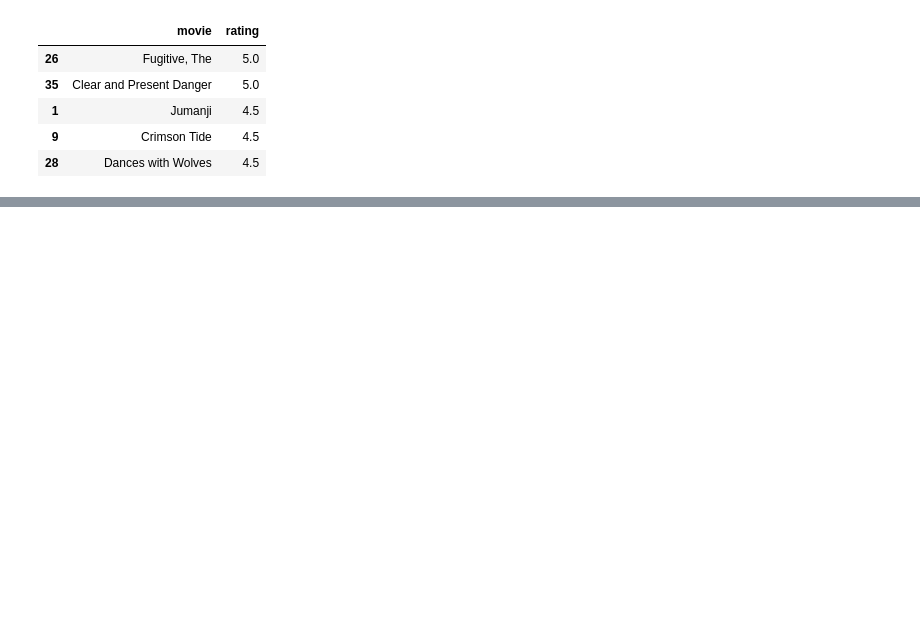
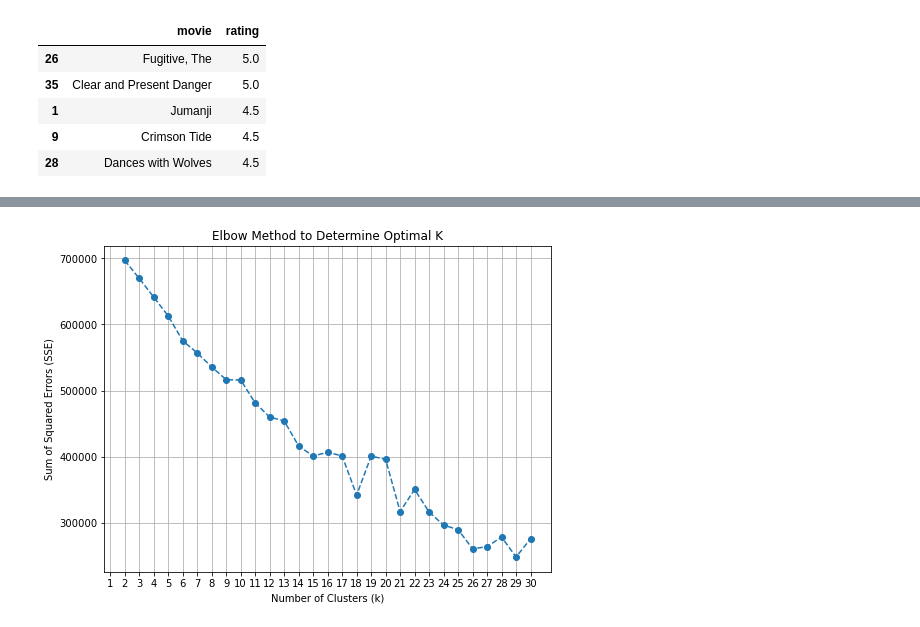
Before and after one commit to gmaurer08/ADM-HW4, a Jupyter notebook: main.ipynb, the cells around one changed output, grey strips where cells are left out. Drawn from its saved outputs; the diff is of its cells as text; code cells hidden in the pictures; blank space fills up the shorter version.

```diff
--- a/main.ipynb
+++ b/main.ipynb
@@ -1242,0 +1810,3 @@ Text(value='', description='Search:', placeholder='Enter Query User...')
+# %%
+# Load PCA data
+pca_df = np.loadtxt('pca_data.csv', delimiter = ",")
@@ -1242,0 +1823,18 @@ Text(value='', description='Search:', placeholder='Enter Query User...')
+# %%
+# Apply Elbow Method
+min_k = 2  # Test from 2 cluster
+max_k = 30  # Test up to 30 clusters
+chunk_size = 200  # Size of each data chunk
+sse = km.elbow_method(pca_df,min_k=min_k, max_k=max_k, chunk_size=chunk_size)
+
+# Plot the Elbow Method
+plt.figure(figsize=(8, 6))
+plt.plot(range(min_k, max_k + 1), sse, marker='o', linestyle='--')
+plt.title("Elbow Method to Determine Optimal K")
+plt.xlabel("Number of Clusters (k)")
+plt.ylabel("Sum of Squared Errors (SSE)")
+plt.xticks(range(1, max_k + 1))
+plt.grid()
+plt.show()
+# %% [output]
+[figure, added]
```
Also changed, not shown: parts of 109 cells of this notebook, 2 other files.
